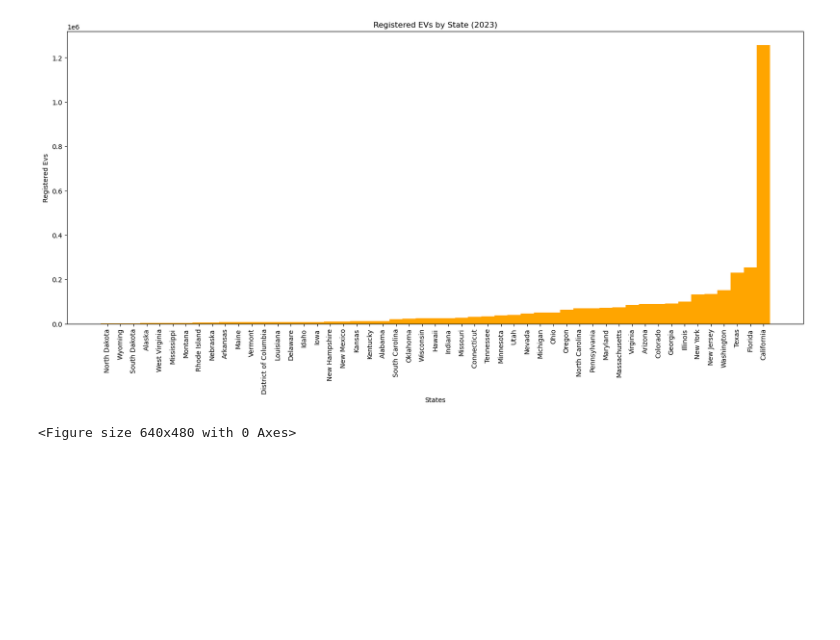
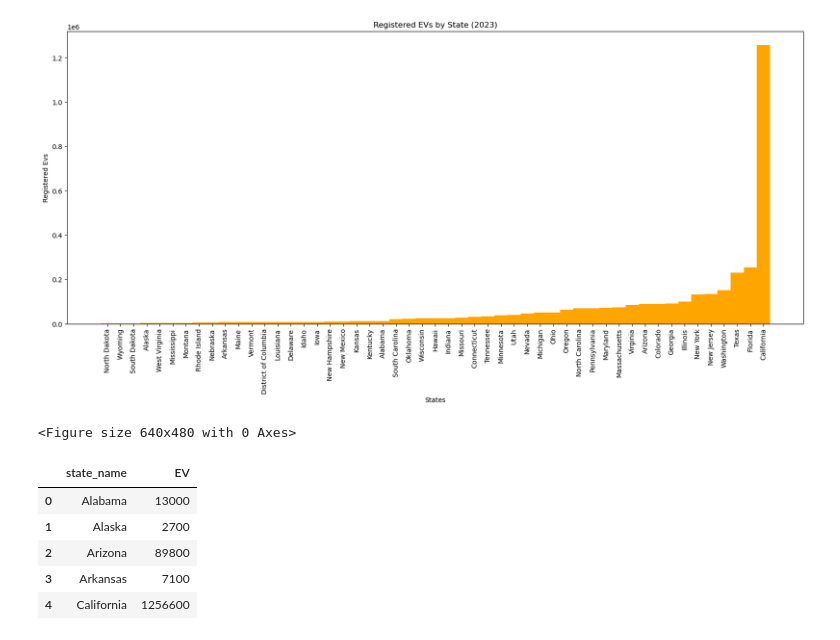
Before and after one commit to country4livin/Project-3-Electric-Vehicles, a Jupyter notebook: US_EV/evRegistration.ipynb, the cells around one changed output. Cells and saved outputs as stored; diff of their text form; code cells hidden in the pictures; blank space fills up the shorter version.

```diff
--- a/US_EV/evRegistration.ipynb
+++ b/US_EV/evRegistration.ipynb
@@ -171,6 +171,17 @@ plt.savefig('evStates_figure.png')
 <Figure size 640x480 with 0 Axes>
 # %%
 browser.quit()
+# %%
+ev_df_count = ev_df
+ev_df_count.rename(columns={'State': 'state_name', 'Electric (EV)': 'EV'}, inplace=True)
+ev_df_count.head()
+# %% [output]
+|  | state_name | EV |
+| 0 | Alabama | 13000 |
+| 1 | Alaska | 2700 |
+| 2 | Arizona | 89800 |
+| 3 | Arkansas | 7100 |
+| 4 | California | 1256600 |
 # %%
 # Load csv output files from pgAdmin4
 df1 = pd.read_csv('Output/state_stations.csv')
```
Also changed, not shown: parts of 3 cells of this notebook, 2 other files.
